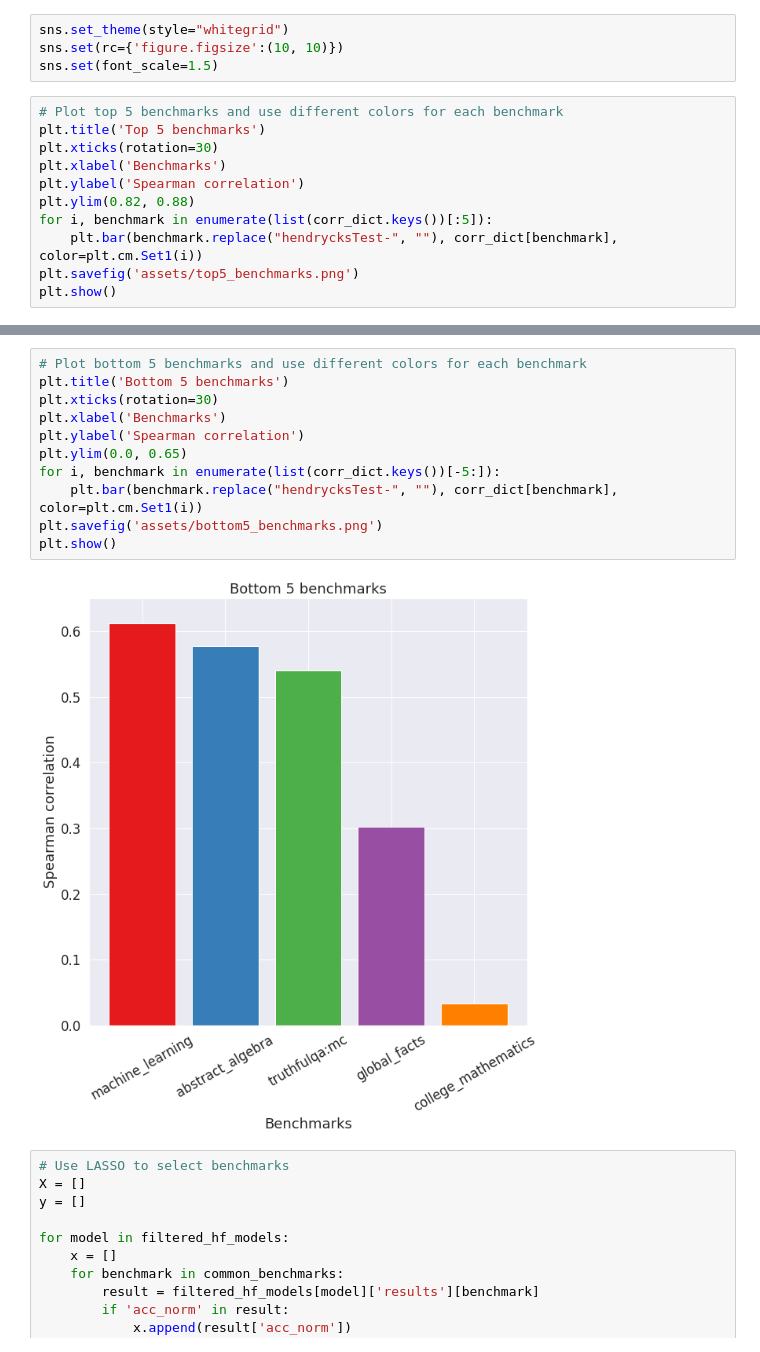
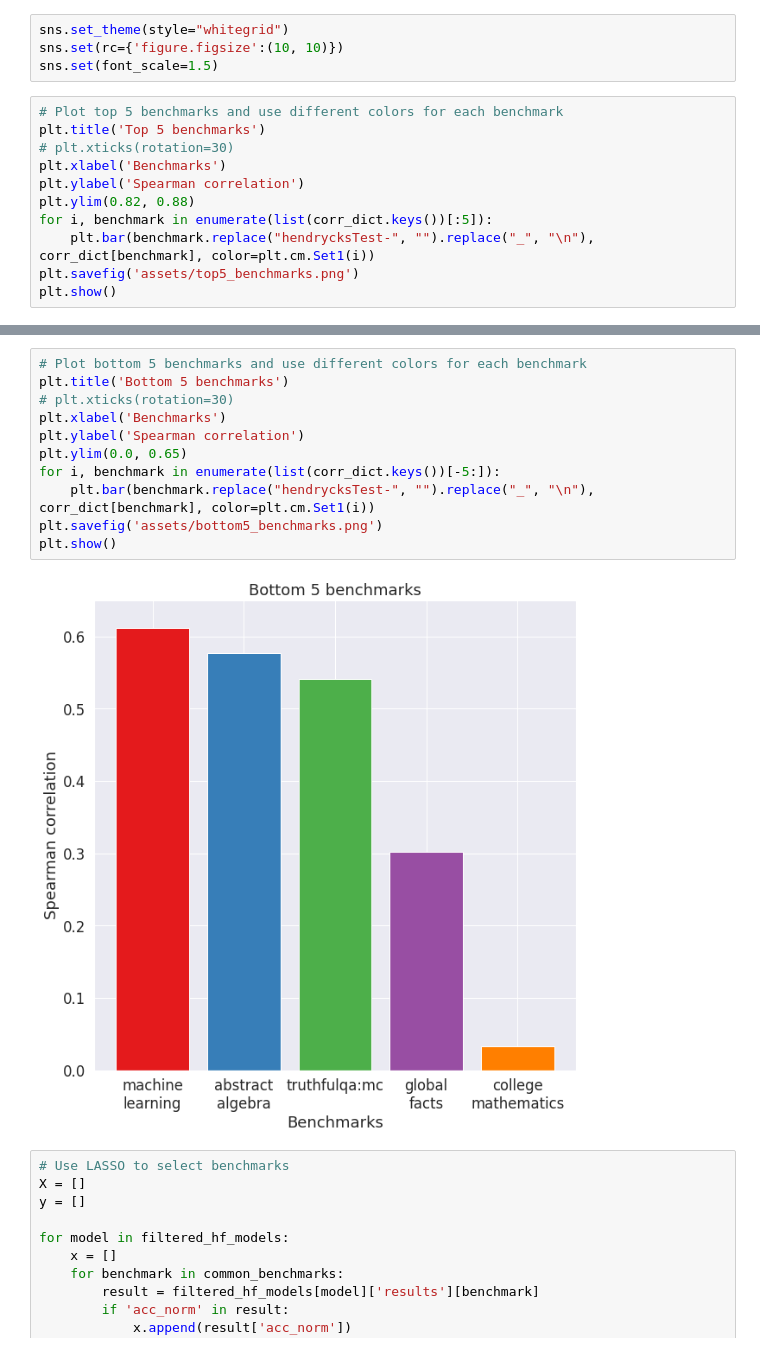
Before and after one commit to ctlllll/understanding_llm_benchmarks, a Jupyter notebook: analysis.ipynb, the cells around one changed output, grey strips where cells are left out. Drawn from its saved outputs; the diff is of its cells as text.

Commit message:
fix figures

```diff
--- a/analysis.ipynb
+++ b/analysis.ipynb
@@ -272,12 +272,12 @@ sns.set(font_scale=1.5)
 # %%
 # Plot top 5 benchmarks and use different colors for each benchmark
 plt.title('Top 5 benchmarks')
-plt.xticks(rotation=30)
+# plt.xticks(rotation=30)
 plt.xlabel('Benchmarks')
 plt.ylabel('Spearman correlation')
 plt.ylim(0.82, 0.88)
 for i, benchmark in enumerate(list(corr_dict.keys())[:5]):
-    plt.bar(benchmark.replace("hendrycksTest-", ""), corr_dict[benchmark], color=plt.cm.Set1(i))
+    plt.bar(benchmark.replace("hendrycksTest-", "").replace("_", "\n"), corr_dict[benchmark], color=plt.cm.Set1(i))
 plt.savefig('assets/top5_benchmarks.png')
 plt.show()
 # %% [output]
@@ -285,16 +285,16 @@ plt.show()
 # %%
 # Plot bottom 5 benchmarks and use different colors for each benchmark
 plt.title('Bottom 5 benchmarks')
-plt.xticks(rotation=30)
+# plt.xticks(rotation=30)
 plt.xlabel('Benchmarks')
 plt.ylabel('Spearman correlation')
 plt.ylim(0.0, 0.65)
 for i, benchmark in enumerate(list(corr_dict.keys())[-5:]):
-    plt.bar(benchmark.replace("hendrycksTest-", ""), corr_dict[benchmark], color=plt.cm.Set1(i))
+    plt.bar(benchmark.replace("hendrycksTest-", "").replace("_", "\n"), corr_dict[benchmark], color=plt.cm.Set1(i))
 plt.savefig('assets/bottom5_benchmarks.png')
 plt.show()
 # %% [output]
-[figure, old version]
+[figure, new version]
 # %%
 # Use LASSO to select benchmarks
 X = []
```
Also changed, not shown: parts of 6 cells of this notebook, 3 other files.
